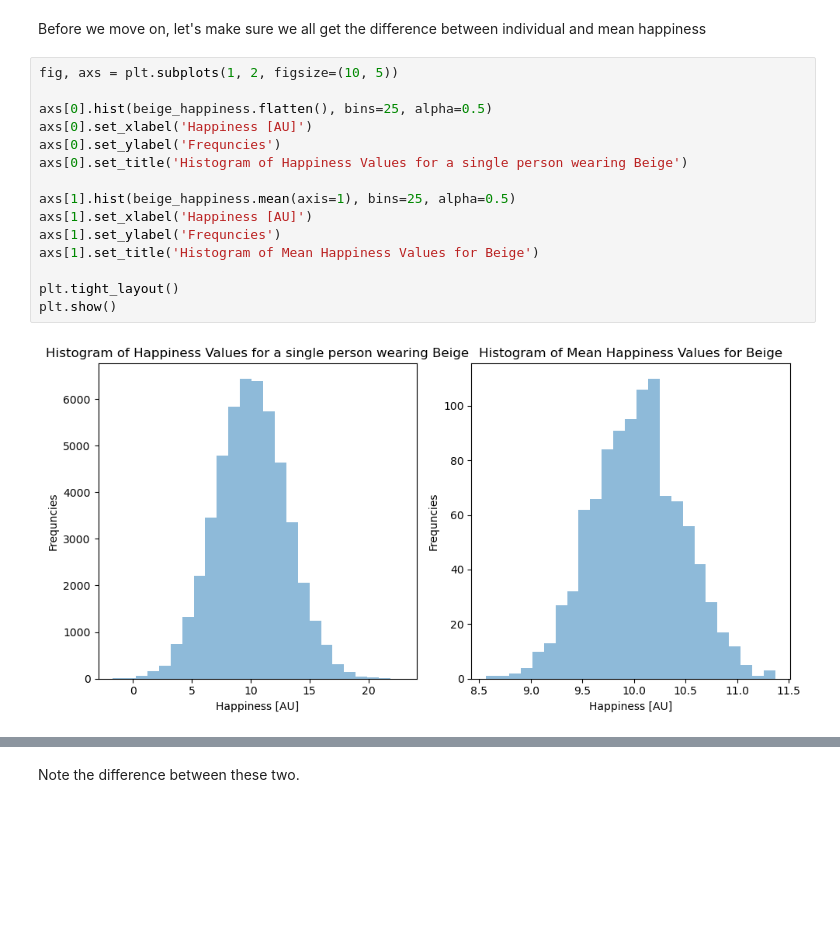
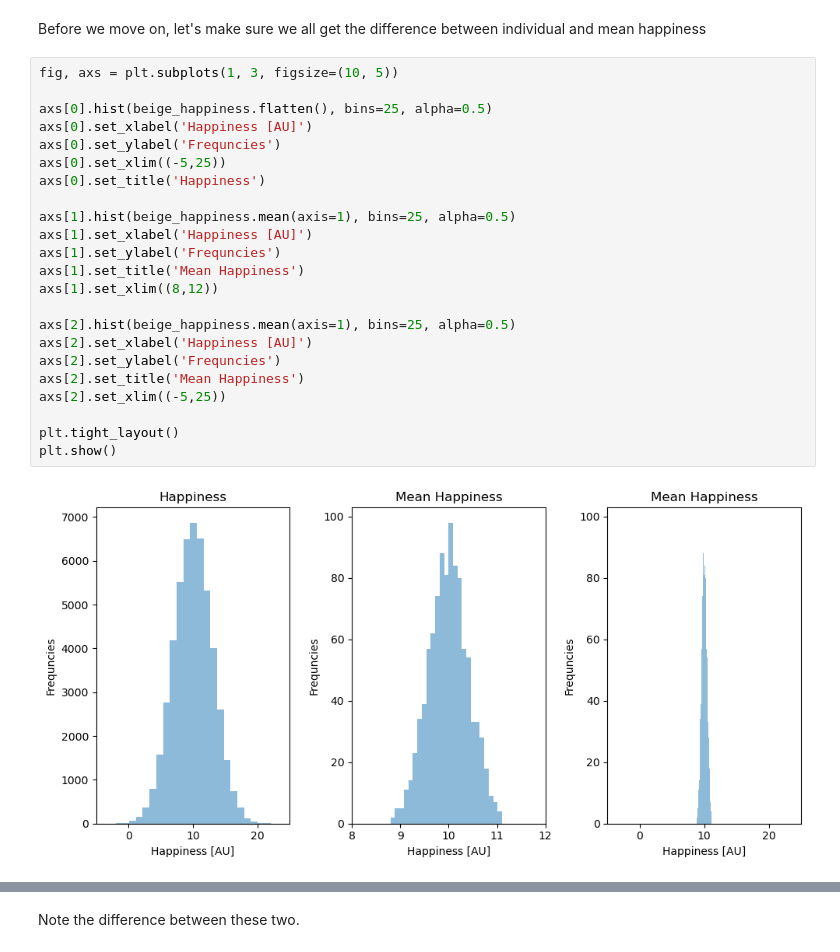
Before and after one commit to rwollman/physci200, a Jupyter notebook: 04_Statistical_testing.ipynb, the cells around one changed output, grey strips where cells are left out. Saved outputs shown, nothing was run; the diff lists cells and outputs as text; blank space fills up the shorter version.

```diff
--- a/04_Statistical_testing.ipynb
+++ b/04_Statistical_testing.ipynb
@@ -165,22 +165,30 @@ The parametric approach allows you to make assumptions of how the values in the
 # %% [markdown]
 Before we move on, let's make sure we all get the difference between individual and mean happiness
 # %%
-fig, axs = plt.subplots(1, 2, figsize=(10, 5))
+fig, axs = plt.subplots(1, 3, figsize=(10, 5))
 
 axs[0].hist(beige_happiness.flatten(), bins=25, alpha=0.5)
 axs[0].set_xlabel('Happiness [AU]')
 axs[0].set_ylabel('Frequncies')
-axs[0].set_title('Histogram of Happiness Values for a single person wearing Beige')
+axs[0].set_xlim((-5,25))
+axs[0].set_title('Happiness')
 
 axs[1].hist(beige_happiness.mean(axis=1), bins=25, alpha=0.5)
 axs[1].set_xlabel('Happiness [AU]')
 axs[1].set_ylabel('Frequncies')
-axs[1].set_title('Histogram of Mean Happiness Values for Beige')
+axs[1].set_title('Mean Happiness')
+axs[1].set_xlim((8,12))
+
+axs[2].hist(beige_happiness.mean(axis=1), bins=25, alpha=0.5)
+axs[2].set_xlabel('Happiness [AU]')
+axs[2].set_ylabel('Frequncies')
+axs[2].set_title('Mean Happiness')
+axs[2].set_xlim((-5,25))
 
 plt.tight_layout()
 plt.show()
 # %% [output]
-[figure, old version]
+[figure, new version]
 # %%
 print("Standard Deviation of Flatten: ", beige_happiness.flatten().std())
 print("SEM (Standard Deviation of Mean by Row): ", beige_happiness.mean(axis=1).std())
```
Also changed, not shown: parts of 36 cells of this notebook, 1 other file.
